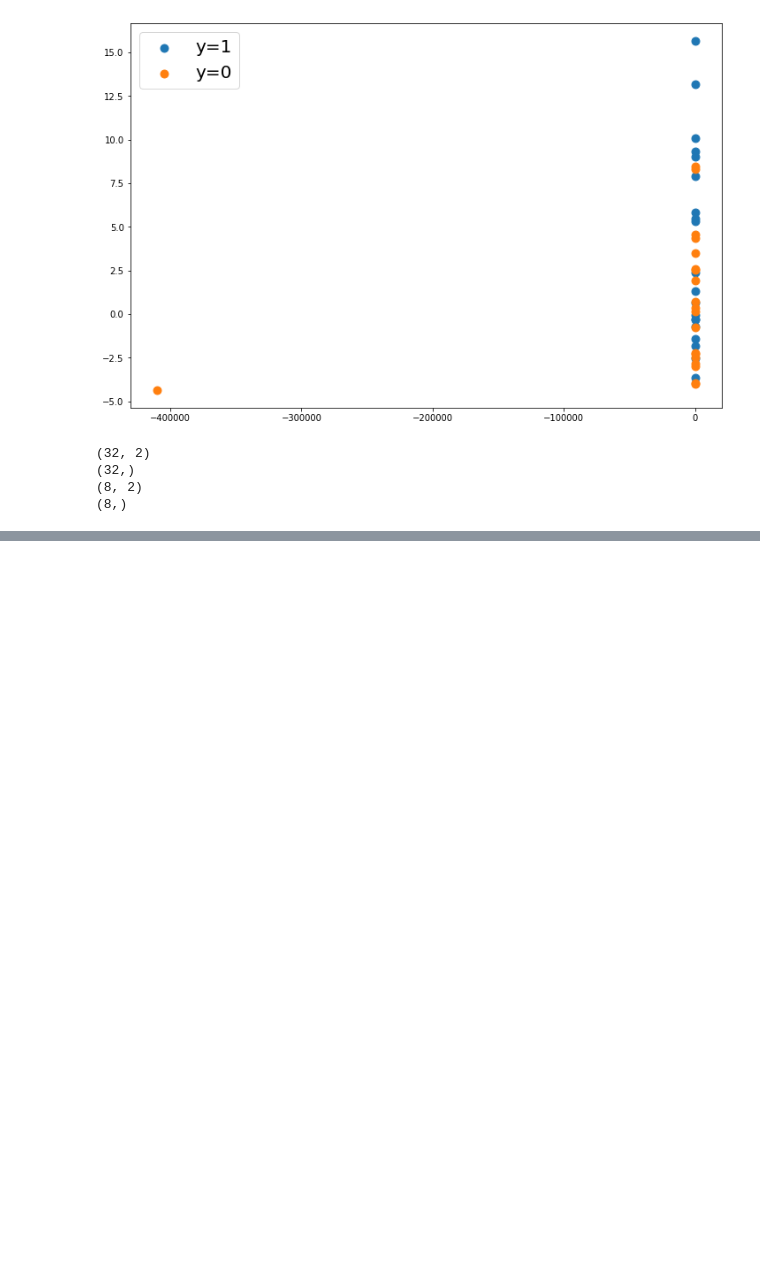
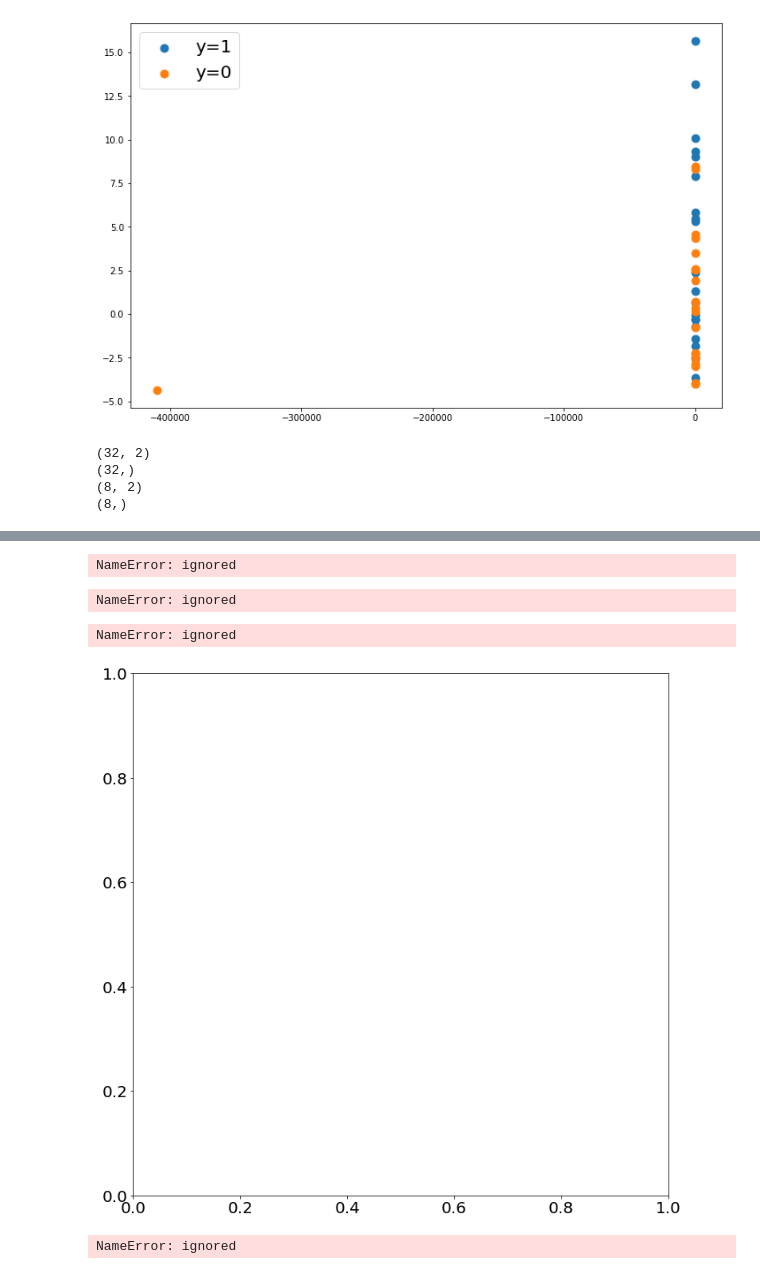
Before and after one commit to sefahw/AI-first-asignment, a Jupyter notebook: decision_tree.ipynb, the cells around one changed output, grey strips where cells are left out. Cells and saved outputs as stored; diff of their text form; code cells hidden in the pictures; blank space fills up the shorter version.

```diff
--- a/decision_tree.ipynb
+++ b/decision_tree.ipynb
@@ -196,0 +297,10 @@ decision_region(X_train,y_train,clf1,target_names=['0'   '1'],title='TRAIN')
+# %%
+X_train,X_valid, y_train,y_valid=\
+train_test_split(X,y,train_size=0.8,random_state=None)
+
+print(X_train.shape)
+print(y_train.shape)
+print(X_valid.shape)
+print(y_valid.shape)
+# %% [output]
+NameError: ignored
@@ -196,0 +370,41 @@ decision_region(X_train,y_train,clf1,target_names=['0'   '1'],title='TRAIN')
+# %%
+class ScratchDecisionTreeClassifier():
+      def __init__(self,max_depth=1,verbose=False):
+        self.verbose=verbose
+        self.max_depth=max_depth
+      def fit(self, X, y):
+          self.depth=0
+          self.root=node(self.max_depth,self.verbose)
+          self.root._separate(X,y,self.depth)
+      def predict(self,X):
+          y_pred=np.zeros(len(X))
+          for i,x in enumerate(X):
+              y_pred[i]= self.root._predict(x)
+          return y_pred
+# %%
+clf3=ScratchDecisionTreeClassifier(max_depth=2,verbose=False)
+clf3.fit(X_train,y_train)
+
+y_pred3=clf3.predict(X_valid)
+
+
+print(y_pred3)
+# %% [output]
+NameError: ignored
+# %%
+fit,ax=plt.subplots(figsize=(12,12))
+plt.rcParams["font.size"]=20
+decision_region(X_train,y_train,clf3,target_names=['0','1'],title='TRAIN')
+# %% [output]
+NameError: ignored
+[figure, added]
+# %%
+clf5=ScratchDecisionTreeClassifier(max_depth=None,verbose=False)
+clf5.fit(X_train,y_train)
+
+y_pred5=clf5.predict(X_valid)
+
+
+print(y_pred5)
+# %% [output]
+NameError: ignored
```
Also changed, not shown: parts of 11 cells of this notebook.
